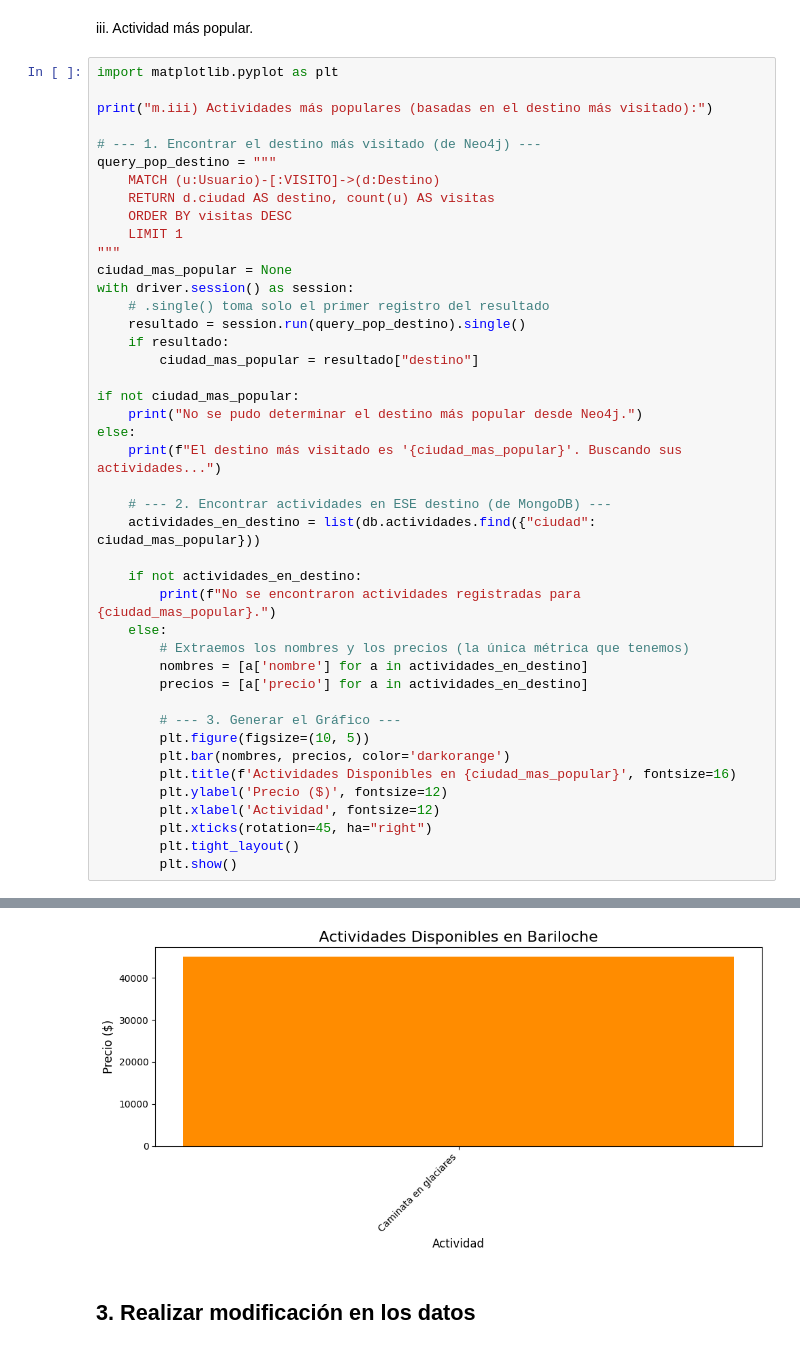
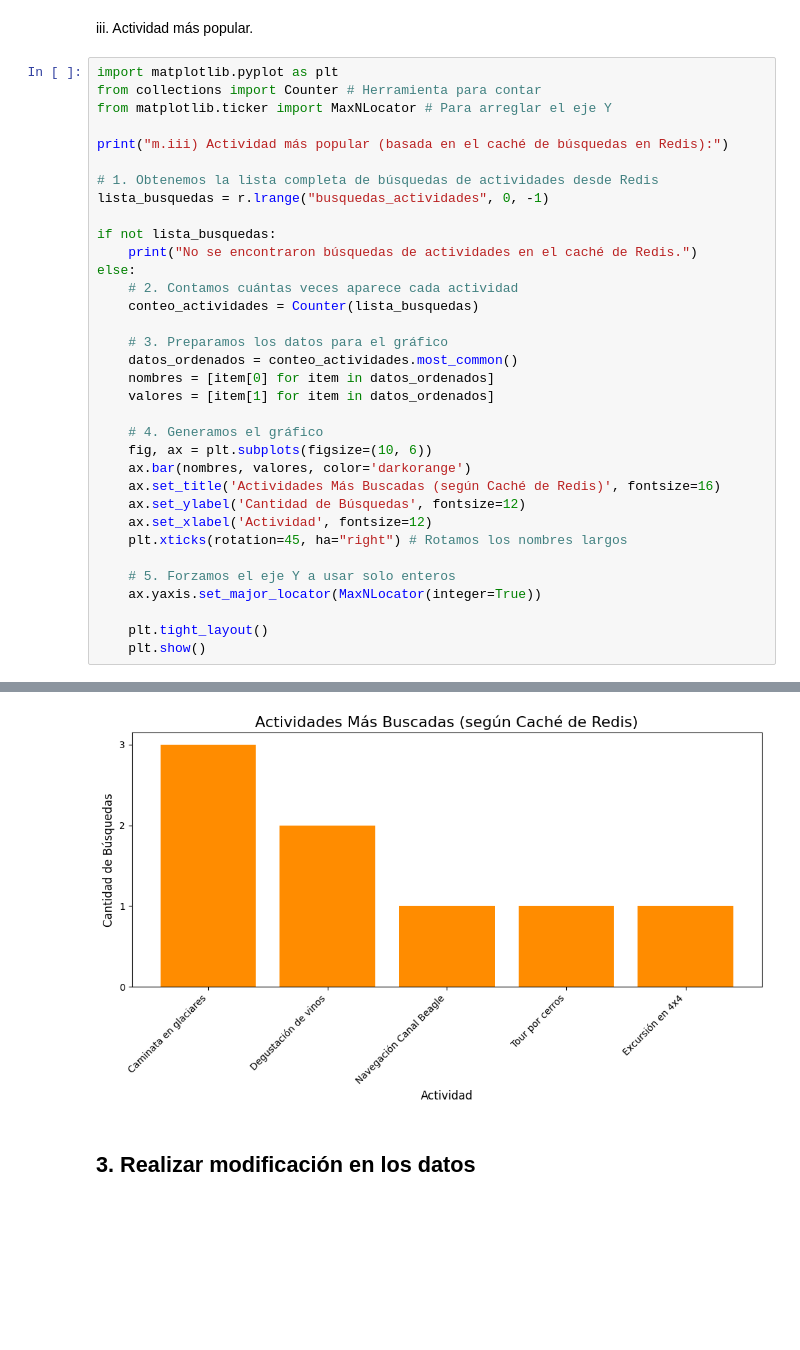
Before and after one commit to felipecaselli/Trabajo-Integrador_BD, a Jupyter notebook: notebooks/tp_integrador.ipynb, the cells around one changed output, grey strips where cells are left out. Drawn from its saved outputs; the diff is of its cells as text; blank space fills up the shorter version.

```diff
--- a/notebooks/tp_integrador.ipynb
+++ b/notebooks/tp_integrador.ipynb
@@ -590,45 +600,36 @@ else:
 iii. Actividad más popular.
 # %%
 import matplotlib.pyplot as plt
+from collections import Counter # Herramienta para contar
+from matplotlib.ticker import MaxNLocator # Para arreglar el eje Y
 
-print("m.iii) Actividades más populares (basadas en el destino más visitado):")
+print("m.iii) Actividad más popular (basada en el caché de búsquedas en Redis):")
 
-# --- 1. Encontrar el destino más visitado (de Neo4j) ---
-query_pop_destino = """
-    MATCH (u:Usuario)-[:VISITO]->(d:Destino)
-    RETURN d.ciudad AS destino, count(u) AS visitas
-    ORDER BY visitas DESC
-    LIMIT 1
-"""
-ciudad_mas_popular = None
-with driver.session() as session:
-    # .single() toma solo el primer registro del resultado
-    resultado = session.run(query_pop_destino).single()
-    if resultado:
-        ciudad_mas_popular = resultado["destino"]
+# 1. Obtenemos la lista completa de búsquedas de actividades desde Redis
+lista_busquedas = r.lrange("busquedas_actividades", 0, -1)
 
-if not ciudad_mas_popular:
-    print("No se pudo determinar el destino más popular desde Neo4j.")
+if not lista_busquedas:
+    print("No se encontraron búsquedas de actividades en el caché de Redis.")
 else:
-    print(f"El destino más visitado es '{ciudad_mas_popular}'. Buscando sus actividades...")
+    # 2. Contamos cuántas veces aparece cada actividad
+    conteo_actividades = Counter(lista_busquedas)
 
-    # --- 2. Encontrar actividades en ESE destino (de MongoDB) ---
-    actividades_en_destino = list(db.actividades.find({"ciudad": ciudad_mas_popular}))
+    # 3. Preparamos los datos para el gráfico
+    datos_ordenados = conteo_actividades.most_common()
+    nombres = [item[0] for item in datos_ordenados]
+    valores = [item[1] for item in datos_ordenados]
 
-    if not actividades_en_destino:
-        print(f"No se encontraron actividades registradas para {ciudad_mas_popular}.")
-    else:
-        # Extraemos los nombres y los precios (la única métrica que tenemos)
-        nombres = [a['nombre'] for a in actividades_en_destino]
-        precios = [a['precio'] for a in actividades_en_destino]
+    # 4. Generamos el gráfico
+    fig, ax = plt.subplots(figsize=(10, 6))
+    ax.bar(nombres, valores, color='darkorange')
+    ax.set_title('Actividades Más Buscadas (según Caché de Redis)', fontsize=16)
+    ax.set_ylabel('Cantidad de Búsquedas', fontsize=12)
+    ax.set_xlabel('Actividad', fontsize=12)
+    plt.xticks(rotation=45, ha="right") # Rotamos los nombres largos
 
-        # --- 3. Generar el Gráfico ---
-        plt.figure(figsize=(10, 5))
-        plt.bar(nombres, precios, color='darkorange')
-        plt.title(f'Actividades Disponibles en {ciudad_mas_popular}', fontsize=16)
-        plt.ylabel('Precio ($)', fontsize=12)
-        plt.xlabel('Actividad', fontsize=12)
-        plt.xticks(rotation=45, ha="right")
-        plt.tight_layout()
-        plt.show()
+    # 5. Forzamos el eje Y a usar solo enteros
+    ax.yaxis.set_major_locator(MaxNLocator(integer=True))
+
+    plt.tight_layout()
+    plt.show()
 # %% [output]
@@ -637,4 +637,4 @@ El destino más visitado es 'Bariloche'. Buscando sus actividades...
-[figure, old version]
+[figure, new version]
 # %% [markdown]
 ## 3. Realizar modificación en los datos
 # %% [markdown]
```
Also changed, not shown: parts of 20 cells of this notebook.
